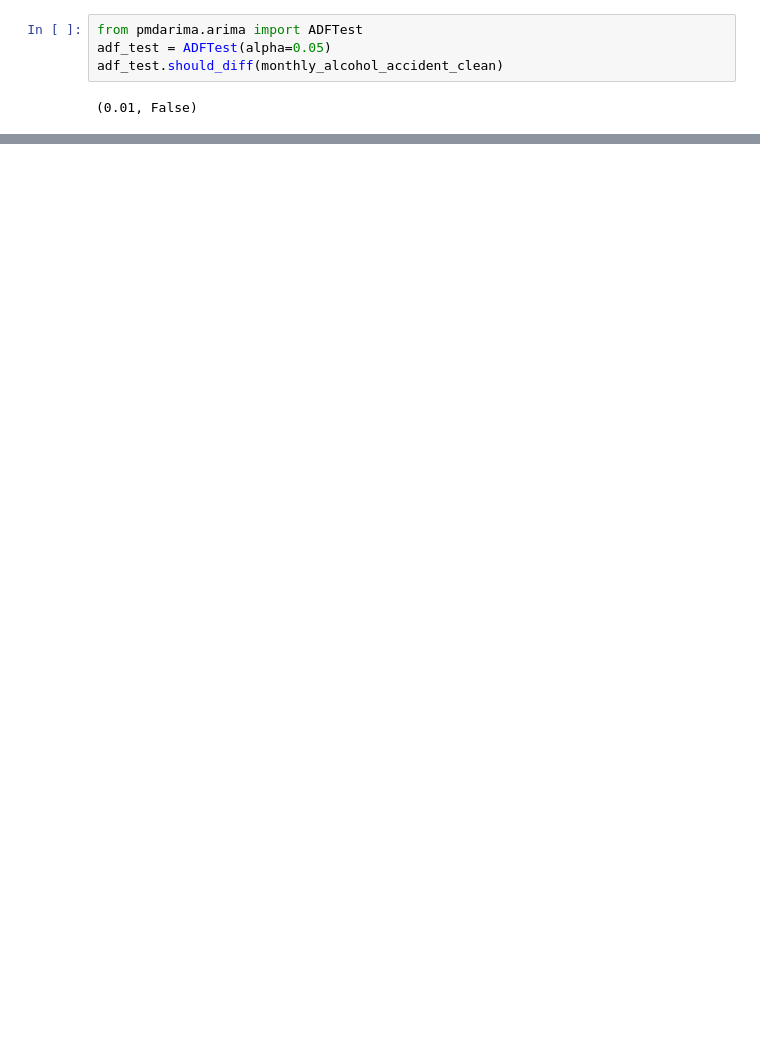
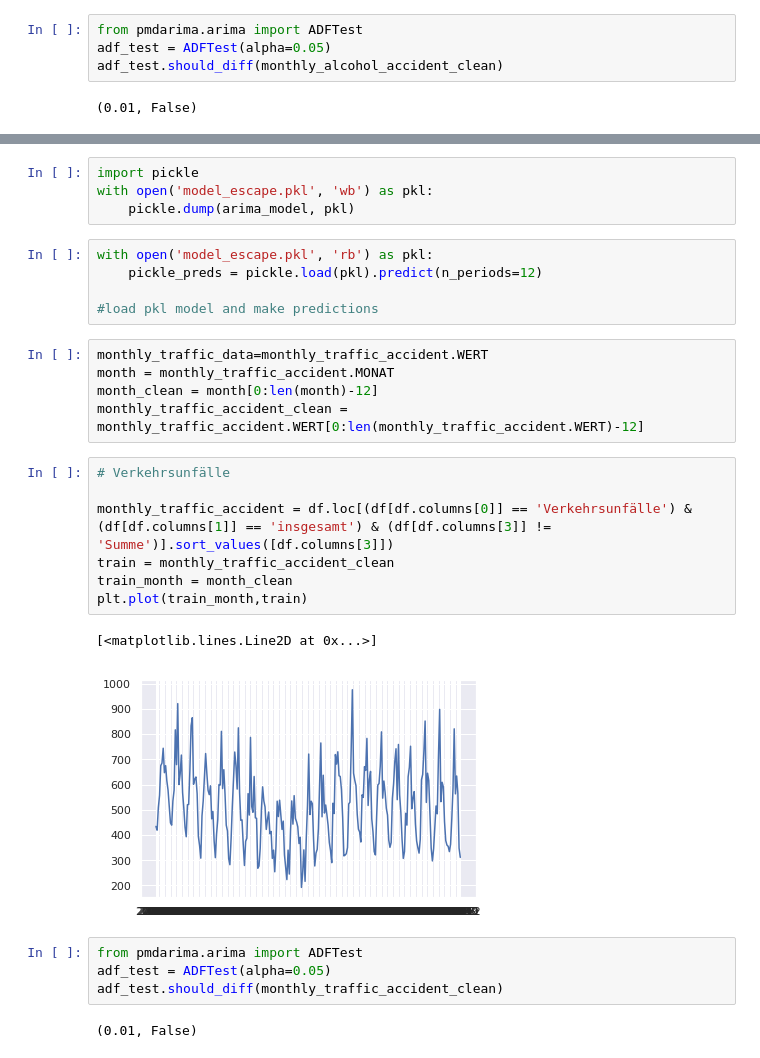
Before and after one commit to cagaraza/DPS2021, a Jupyter notebook: Data Exploration and Modeling Workbook.ipynb, the cells around one changed output, grey strips where cells are left out. Saved outputs shown, nothing was run; the diff lists cells and outputs as text; blank space fills up the shorter version.

```diff
--- a/Data Exploration and Modeling Workbook.ipynb
+++ b/Data Exploration and Modeling Workbook.ipynb
@@ -452,0 +511,30 @@ with open('model.pkl', 'rb') as pkl:
+# %%
+import pickle
+with open('model_escape.pkl', 'wb') as pkl:
+    pickle.dump(arima_model, pkl)
+# %%
+with open('model_escape.pkl', 'rb') as pkl:
+    pickle_preds = pickle.load(pkl).predict(n_periods=12)
+
+#load pkl model and make predictions
+# %%
+monthly_traffic_data=monthly_traffic_accident.WERT
+month = monthly_traffic_accident.MONAT
+month_clean = month[0:len(month)-12]
+monthly_traffic_accident_clean = monthly_traffic_accident.WERT[0:len(monthly_traffic_accident.WERT)-12]
+# %%
+# Verkehrsunfälle
+
+monthly_traffic_accident = df.loc[(df[df.columns[0]] == 'Verkehrsunfälle') & (df[df.columns[1]] == 'insgesamt') & (df[df.columns[3]] != 'Summe')].sort_values([df.columns[3]])
+train = monthly_traffic_accident_clean
+train_month = month_clean
+plt.plot(train_month,train)
+# %% [output]
+[<matplotlib.lines.Line2D at 0x...>]
+[figure, added]
+# %%
+from pmdarima.arima import ADFTest
+adf_test = ADFTest(alpha=0.05)
+adf_test.should_diff(monthly_traffic_accident_clean)
+# %% [output]
+(0.01, False)
```
Also changed, not shown: parts of 27 cells of this notebook, 16 other files.
